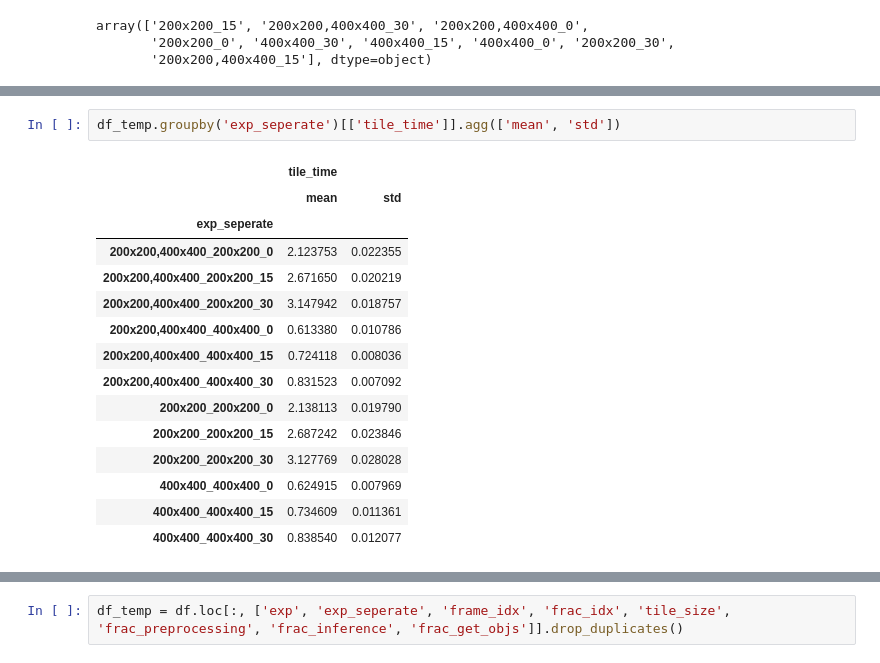
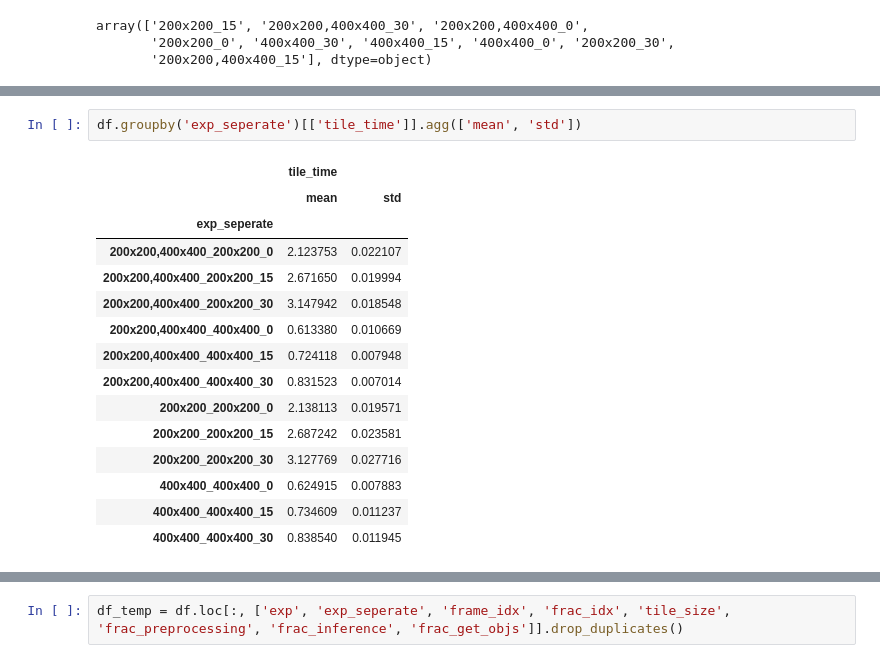
Before and after one commit to simonjisu/ambient_ai2022, a Jupyter notebook: HW5/hw5.ipynb, the cells around one changed output, grey strips where cells are left out. Drawn from its saved outputs; the diff is of its cells as text.

```diff
--- a/HW5/hw5.ipynb
+++ b/HW5/hw5.ipynb
@@ -156,19 +179,19 @@ df_temp.groupby('exp')[['tile_time']].sum()
 # %%
-df_temp.groupby('exp_seperate')[['tile_time']].agg(['mean', 'std'])
+df.groupby('exp_seperate')[['tile_time']].agg(['mean', 'std'])
 # %% [output]
 |  | tile_time |  |
 |  | mean | std |
 | exp_seperate |  |  |
-| 200x200,400x400_200x200_0 | 2.123753 | 0.022355 |
-| 200x200,400x400_200x200_15 | 2.671650 | 0.020219 |
-| 200x200,400x400_200x200_30 | 3.147942 | 0.018757 |
-| 200x200,400x400_400x400_0 | 0.613380 | 0.010786 |
-| 200x200,400x400_400x400_15 | 0.724118 | 0.008036 |
-| 200x200,400x400_400x400_30 | 0.831523 | 0.007092 |
-| 200x200_200x200_0 | 2.138113 | 0.019790 |
-| 200x200_200x200_15 | 2.687242 | 0.023846 |
-| 200x200_200x200_30 | 3.127769 | 0.028028 |
-| 400x400_400x400_0 | 0.624915 | 0.007969 |
-| 400x400_400x400_15 | 0.734609 | 0.011361 |
-| 400x400_400x400_30 | 0.838540 | 0.012077 |
+| 200x200,400x400_200x200_0 | 2.123753 | 0.022107 |
+| 200x200,400x400_200x200_15 | 2.671650 | 0.019994 |
+| 200x200,400x400_200x200_30 | 3.147942 | 0.018548 |
+| 200x200,400x400_400x400_0 | 0.613380 | 0.010669 |
+| 200x200,400x400_400x400_15 | 0.724118 | 0.007948 |
+| 200x200,400x400_400x400_30 | 0.831523 | 0.007014 |
+| 200x200_200x200_0 | 2.138113 | 0.019571 |
+| 200x200_200x200_15 | 2.687242 | 0.023581 |
+| 200x200_200x200_30 | 3.127769 | 0.027716 |
+| 400x400_400x400_0 | 0.624915 | 0.007883 |
+| 400x400_400x400_15 | 0.734609 | 0.011237 |
+| 400x400_400x400_30 | 0.838540 | 0.011945 |
 # %%
```
Also changed, not shown: parts of 22 cells of this notebook, 1 other file.
